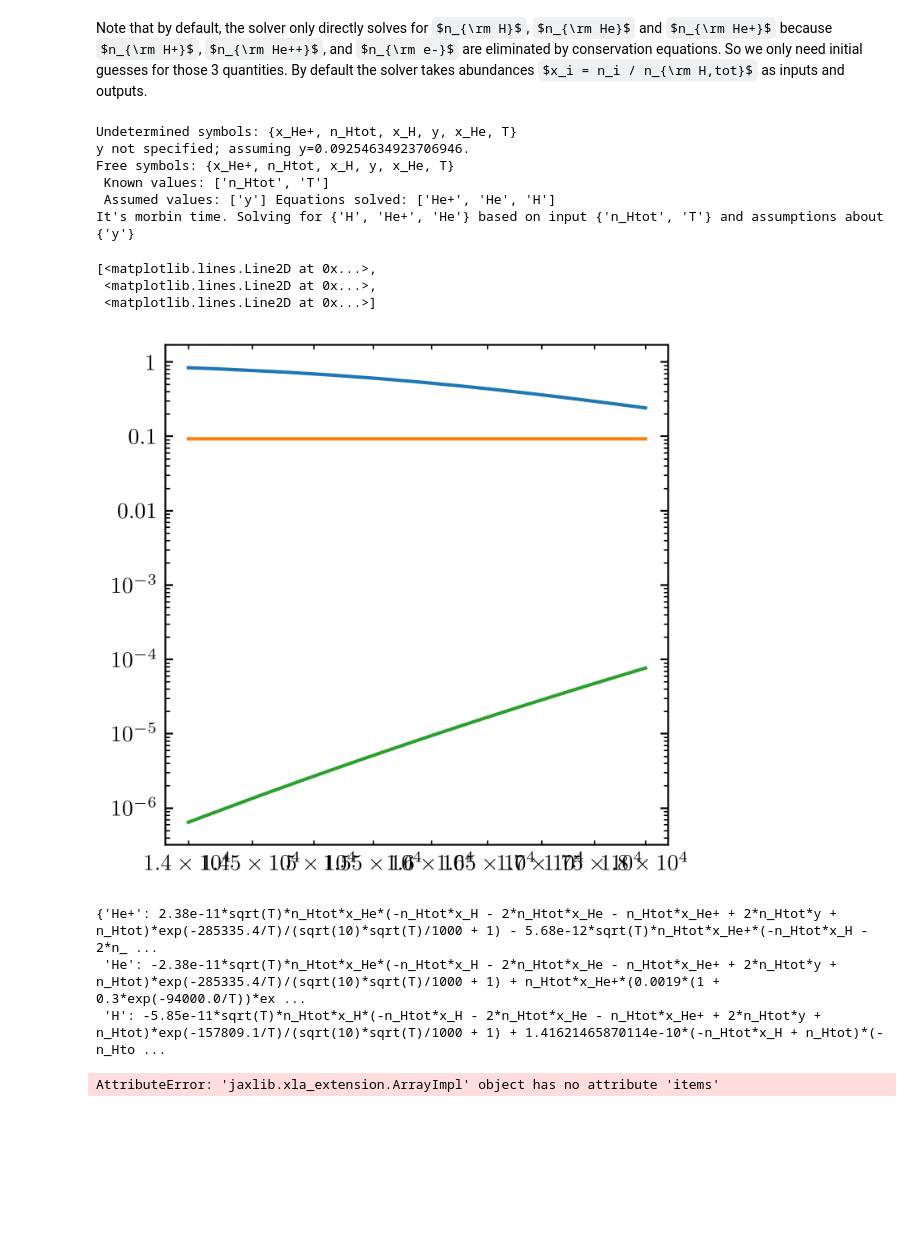
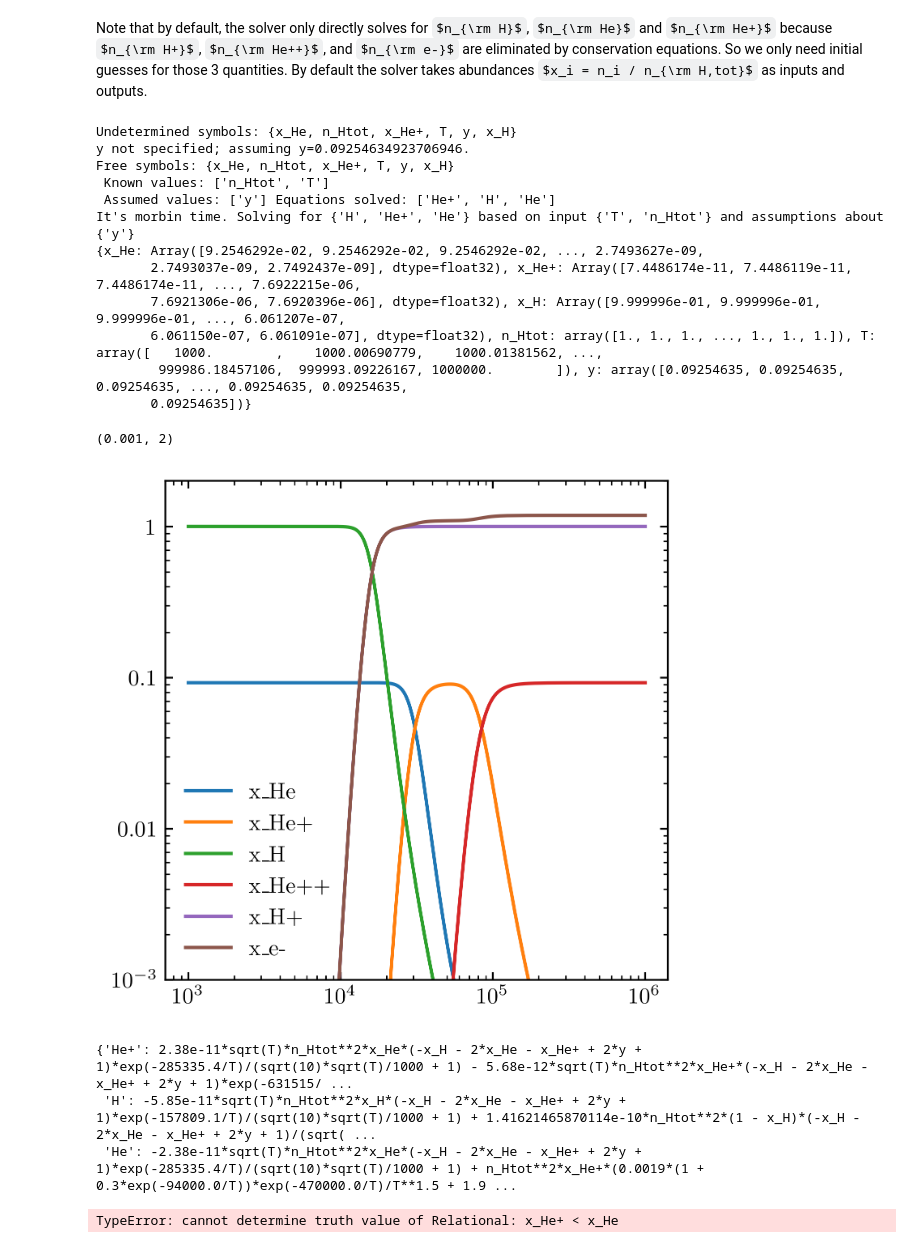
Before and after one commit to mikegrudic/reaxion, a Jupyter notebook: examples/CIE.ipynb, the cells around one changed output. Drawn from its saved outputs; the diff is of its cells as text; code cells hidden in the pictures; some formulas as TeX source; blank space fills up the shorter version.

Commit message:
packaging of EquationSystem.solve solution

```diff
--- a/examples/CIE.ipynb
+++ b/examples/CIE.ipynb
@@ -47,7 +47,7 @@ Summing processes also sums all chemical and gas/dust cooling/heating rates.
 
 We would like to solve for ionization equilibrium given a temperature $T$, overall H number density $n_{\rm H,tot}$, and helium mass fraction $Y$.  We define a dictionary of those input quantities and also one for the initial guesses of the number densities of the species in the reduced network.
 # %%
-Tgrid = np.linspace(1.4e4,1.8e4,10**6) #np.logspace(4,4.3,10**6)
+Tgrid = np.logspace(3,6,10**6) #np.logspace(4,4.3,10**6)
 ngrid = np.ones_like(Tgrid)
 
 knowns = {"n_Htot": ngrid, "T": Tgrid}
@@ -66,27 +66,33 @@ subsystem
 #len(subsystem.symbols) - len(knowns), list(knowns), subsystem.symbols
 sol = system.solve(knowns,guesses,verbose=True,careful_steps=20,tol=1e-6)
 # %% [output]
-Undetermined symbols: {x_He+, n_Htot, x_H, y, x_He, T}
+Undetermined symbols: {x_He, n_Htot, x_He+, T, y, x_H}
 y not specified; assuming y=0.09254634923706946.
-Free symbols: {x_He+, n_Htot, x_H, y, x_He, T}
+Free symbols: {x_He, n_Htot, x_He+, T, y, x_H}
  Known values: ['n_Htot', 'T']
- Assumed values: ['y'] Equations solved: ['He+', 'He', 'H']
-It's morbin time. Solving for {'H', 'He+', 'He'} based on input {'n_Htot', 'T'} and assumptions about {'y'}
+ Assumed values: ['y'] Equations solved: ['He+', 'H', 'He']
+It's morbin time. Solving for {'H', 'He+', 'He'} based on input {'T', 'n_Htot'} and assumptions about {'y'}
+{x_He: Array([9.2546292e-02, 9.2546292e-02, 9.2546292e-02, ..., 2.7493627e-09,
+       2.7493037e-09, 2.7492437e-09], dtype=float32), x_He+: Array([7.4486174e-11, 7.4486119e-11, 7.4486174e-11, ..., 7.6922215e-06,
+       7.6921306e-06, 7.6920396e-06], dtype=float32), x_H: Array([9.999996e-01, 9.999996e-01, 9.999996e-01, ..., 6.061207e-07,
+       6.061150e-07, 6.061091e-07], dtype=float32), n_Htot: array([1., 1., 1., ..., 1., 1., 1.]), T: array([   1000.        ,    1000.00690779,    1000.01381562, ...,
+        999986.18457106,  999993.09226167, 1000000.        ]), y: array([0.09254635, 0.09254635, 0.09254635, ..., 0.09254635, 0.09254635,
+       0.09254635])}
 # %%
-plt.loglog(Tgrid, sol[:,1],Tgrid,sol[:,2], Tgrid, sol[:,0])
-#plt.ylim(1e-3,1)
+for k in sol:
+    plt.loglog(Tgrid, sol[k],label=k)
+plt.legend()
+plt.ylim(1e-3,2)
 #sol
 # %% [output]
-[<matplotlib.lines.Line2D at 0x...>,
- <matplotlib.lines.Line2D at 0x...>,
- <matplotlib.lines.Line2D at 0x...>]
+(0.001, 2)
-[figure, old version]
+[figure, new version]
 # %%
 subsystem.rhs
 # %% [output]
-{'He+': 2.38e-11*sqrt(T)*n_Htot*x_He*(-n_Htot*x_H - 2*n_Htot*x_He - n_Htot*x_He+ + 2*n_Htot*y + n_Htot)*exp(-285335.4/T)/(sqrt(10)*sqrt(T)/1000 + 1) - 5.68e-12*sqrt(T)*n_Htot*x_He+*(-n_Htot*x_H - 2*n_ ...
- 'He': -2.38e-11*sqrt(T)*n_Htot*x_He*(-n_Htot*x_H - 2*n_Htot*x_He - n_Htot*x_He+ + 2*n_Htot*y + n_Htot)*exp(-285335.4/T)/(sqrt(10)*sqrt(T)/1000 + 1) + n_Htot*x_He+*(0.0019*(1 + 0.3*exp(-94000.0/T))*ex ...
- 'H': -5.85e-11*sqrt(T)*n_Htot*x_H*(-n_Htot*x_H - 2*n_Htot*x_He - n_Htot*x_He+ + 2*n_Htot*y + n_Htot)*exp(-157809.1/T)/(sqrt(10)*sqrt(T)/1000 + 1) + 1.41621465870114e-10*(-n_Htot*x_H + n_Htot)*(-n_Hto ...
+{'He+': 2.38e-11*sqrt(T)*n_Htot**2*x_He*(-x_H - 2*x_He - x_He+ + 2*y + 1)*exp(-285335.4/T)/(sqrt(10)*sqrt(T)/1000 + 1) - 5.68e-12*sqrt(T)*n_Htot**2*x_He+*(-x_H - 2*x_He - x_He+ + 2*y + 1)*exp(-631515/ ...
+ 'H': -5.85e-11*sqrt(T)*n_Htot**2*x_H*(-x_H - 2*x_He - x_He+ + 2*y + 1)*exp(-157809.1/T)/(sqrt(10)*sqrt(T)/1000 + 1) + 1.41621465870114e-10*n_Htot**2*(1 - x_H)*(-x_H - 2*x_He - x_He+ + 2*y + 1)/(sqrt( ...
+ 'He': -2.38e-11*sqrt(T)*n_Htot**2*x_He*(-x_H - 2*x_He - x_He+ + 2*y + 1)*exp(-285335.4/T)/(sqrt(10)*sqrt(T)/1000 + 1) + n_Htot**2*x_He+*(0.0019*(1 + 0.3*exp(-94000.0/T))*exp(-470000.0/T)/T**1.5 + 1.9 ...
 # %%
 for i, xi in sorted(sol.items()):
     plt.loglog(Tgrid, xi, label=i)
@@ -95,4 +101,4 @@ plt.ylabel("$x_i$")
 plt.xlabel("T (K)")
 plt.ylim(1e-4,3)
 # %% [output]
-AttributeError: 'jaxlib.xla_extension.ArrayImpl' object has no attribute 'items'
+TypeError: cannot determine truth value of Relational: x_He+ < x_He
```
Also changed, not shown: 3 other files.
